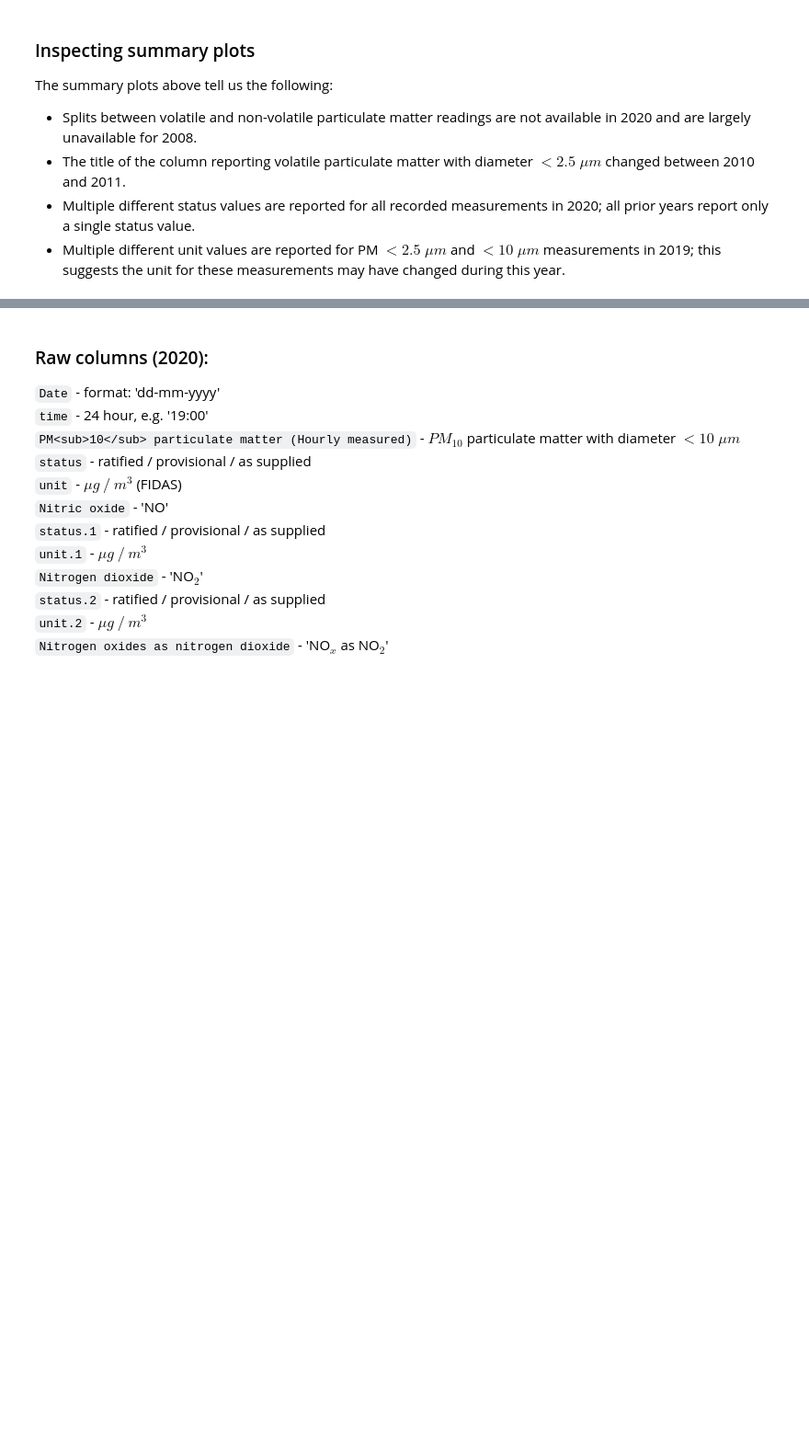
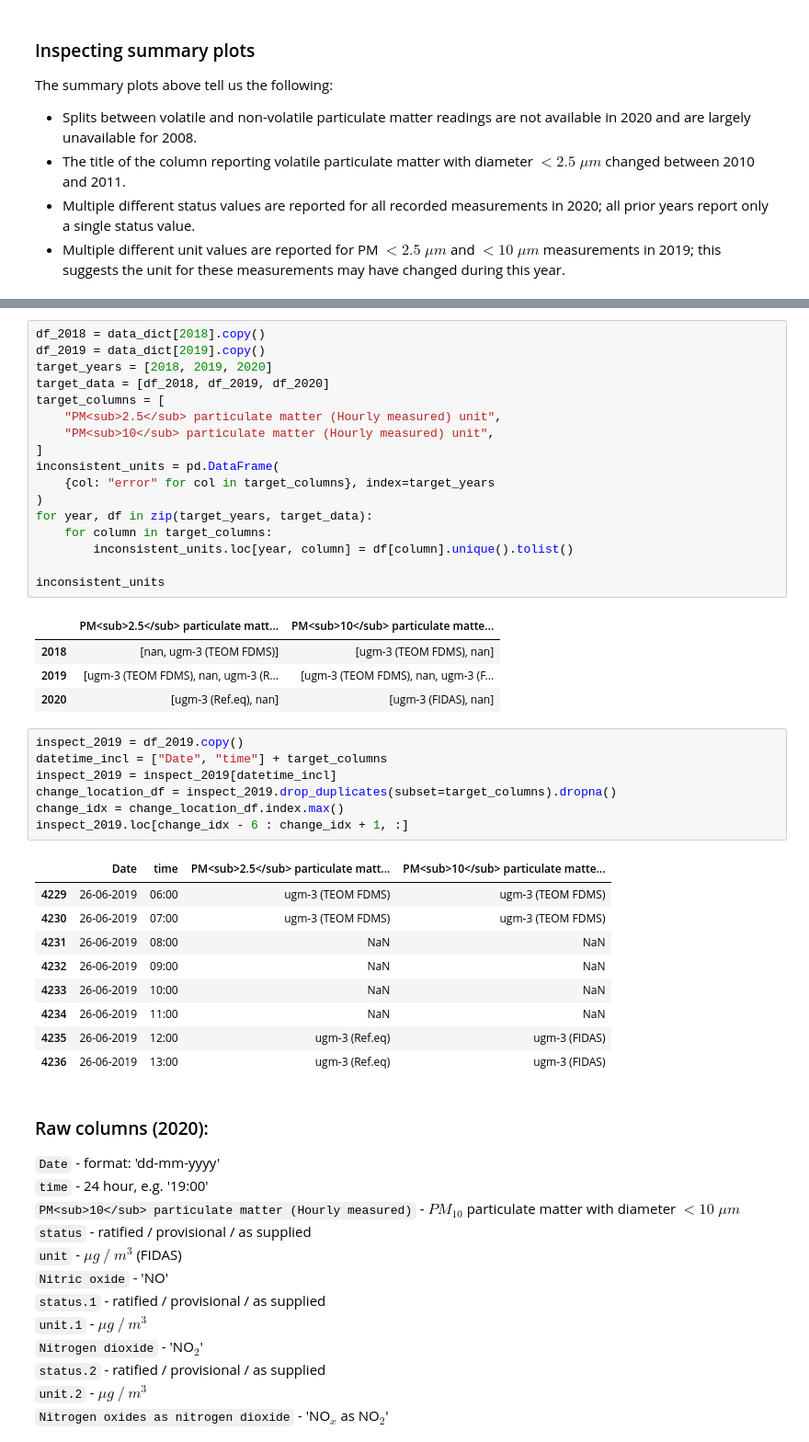
Before and after one commit to Simon-Lee-UK/air-pollution, a Jupyter notebook: analysis/1_0_initial_data_read.ipynb, the cells around one changed output, grey strips where cells are left out. Shown at 92% size. Saved outputs shown, nothing was run; the diff lists cells and outputs as text; blank space fills up the shorter version.

Commit message:
Investigate inconsistencies across St. Ebbes years of data

```diff
--- a/analysis/1_0_initial_data_read.ipynb
+++ b/analysis/1_0_initial_data_read.ipynb
@@ -171,3 +151,42 @@ unit_summary
+# %%
+df_2018 = data_dict[2018].copy()
+df_2019 = data_dict[2019].copy()
+target_years = [2018, 2019, 2020]
+target_data = [df_2018, df_2019, df_2020]
+target_columns = [
+    "PM<sub>2.5</sub> particulate matter (Hourly measured) unit",
+    "PM<sub>10</sub> particulate matter (Hourly measured) unit",
+]
+inconsistent_units = pd.DataFrame(
+    {col: "error" for col in target_columns}, index=target_years
+)
+for year, df in zip(target_years, target_data):
+    for column in target_columns:
+        inconsistent_units.loc[year, column] = df[column].unique().tolist()
+
+inconsistent_units
+# %% [output]
+|  | PM<sub>2.5</sub> particulate matt... | PM<sub>10</sub> particulate matte... |
+| 2018 | [nan, ugm-3 (TEOM FDMS)] | [ugm-3 (TEOM FDMS), nan] |
+| 2019 | [ugm-3 (TEOM FDMS), nan, ugm-3 (R... | [ugm-3 (TEOM FDMS), nan, ugm-3 (F... |
+| 2020 | [ugm-3 (Ref.eq), nan] | [ugm-3 (FIDAS), nan] |
+# %%
+inspect_2019 = df_2019.copy()
+datetime_incl = ["Date", "time"] + target_columns
+inspect_2019 = inspect_2019[datetime_incl]
+change_location_df = inspect_2019.drop_duplicates(subset=target_columns).dropna()
+change_idx = change_location_df.index.max()
+inspect_2019.loc[change_idx - 6 : change_idx + 1, :]
+# %% [output]
+|  | Date | time | PM<sub>2.5</sub> particulate matt... | PM<sub>10</sub> particulate matte... |
+| 4229 | 26-06-2019 | 06:00 | ugm-3 (TEOM FDMS) | ugm-3 (TEOM FDMS) |
+| 4230 | 26-06-2019 | 07:00 | ugm-3 (TEOM FDMS) | ugm-3 (TEOM FDMS) |
+| 4231 | 26-06-2019 | 08:00 | NaN | NaN |
+| 4232 | 26-06-2019 | 09:00 | NaN | NaN |
+| 4233 | 26-06-2019 | 10:00 | NaN | NaN |
+| 4234 | 26-06-2019 | 11:00 | NaN | NaN |
+| 4235 | 26-06-2019 | 12:00 | ugm-3 (Ref.eq) | ugm-3 (FIDAS) |
+| 4236 | 26-06-2019 | 13:00 | ugm-3 (Ref.eq) | ugm-3 (FIDAS) |
 # %% [markdown]
 ### Raw columns (2020):
 `Date` - format: 'dd-mm-yyyy'
```
Also changed, not shown: parts of 13 cells of this notebook.
